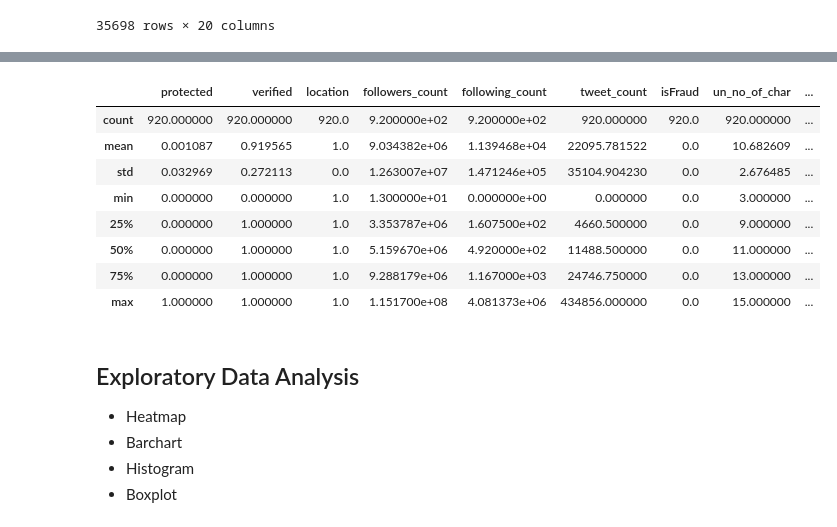
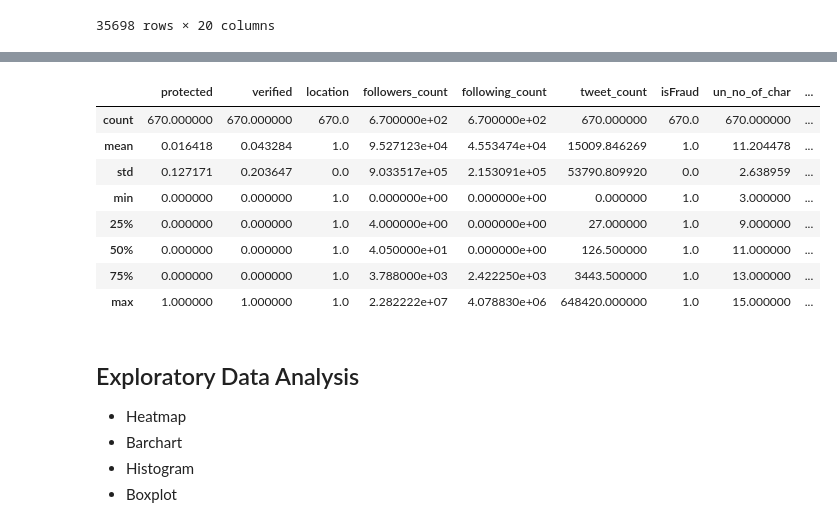
Before and after one commit to ShyamalSankar/BT4012, a Jupyter notebook: ETL + EDA (Features)/ETL + EDA (Features).ipynb, the cells around one changed output, grey strips where cells are left out. Cells and saved outputs as stored; diff of their text form; code cells hidden in the pictures.

```diff
--- a/ETL + EDA (Features)/ETL + EDA (Features).ipynb
+++ b/ETL + EDA (Features)/ETL + EDA (Features).ipynb
@@ -25,8 +25,9 @@ from bs4 import BeautifulSoup
 warnings.filterwarnings("ignore")
 pd.set_option("display.max_columns", None)
 # %%
-df_tweets = pd.read_csv("../Dataset/Features/others_dataset.csv")
-df_celeb = pd.read_csv("../Dataset/Features/celeb_crawled.csv")
+df_tweets = pd.read_csv("others_dataset.csv")
+df_celeb = pd.read_csv("celeb_crawled.csv")
+df_bot = pd.read_csv("bots_crawled.csv")
 # %%
 df_tweets
 # %% [output]
@@ -85,6 +86,13 @@ def time(df):
     # df["created_time"] = df["created_at"].apply(lambda x : datetime.strptime(x, '%Y-%m-%dT%H:%M:%S.%f%z').date())
     # d1 = date(2022, 10, 8) # date we extracted these data
     df["account_age_in_days"] = df["created_at"].apply(lambda x : (date(2022, 10, 8) - datetime.strptime(x, '%Y-%m-%dT%H:%M:%S.%f%z').date()).days)
+    df["average_tweets_per_day"] = df["tweet_count"]/df["account_age_in_days"]
+    return df
+
+def time_bot(df):
+    # df["created_time"] = df["created_at"].apply(lambda x : datetime.strptime(x, '%Y-%m-%dT%H:%M:%S.%f%z').date())
+    # d1 = date(2022, 10, 8) # date we extracted these data
+    df["account_age_in_days"] = df["created_at"].apply(lambda x : (date(2022, 11, 15) - datetime.strptime(x, '%Y-%m-%dT%H:%M:%S.%f%z').date()).days)
     df["average_tweets_per_day"] = df["tweet_count"]/df["account_age_in_days"]
     return df
 
@@ -162,36 +170,31 @@ for var in int_var:
     df_tweets[var] = df_tweets[var].astype(int)
 # %%
 #df_tweets = time(df_tweets)
-df_celeb = account_type(df_celeb)
-df_celeb = username(df_celeb)
-df_celeb = name(df_celeb)
-df_celeb = description(df_celeb)
-df_celeb = location(df_celeb)
-df_celeb = time(df_celeb)
+df_bot["account_type"] = "bot"
+df_bot = account_type(df_bot)
+df_bot = username(df_bot)
+df_bot = name(df_bot)
+df_bot = description(df_bot)
+df_bot = location(df_bot)
+df_bot = time_bot(df_bot)
 # date = DateTransformer().fit_transform(df_tweets['created_at'])
 # date.head(10)
-
-pv_var = ["verified", "protected"]
-
-for var in pv_var:
-    df_celeb[var] = df_celeb[var].apply(convert_PV)
 
 boolean_var = ["verified", "location", "un_special_char", "un_uppercase",
                "name_special_char", "name_uppercase", "des_external_links",
                "has_description", "protected"]
 
 for var in boolean_var:
-    df_celeb[var] = df_celeb[var].apply(convert_TF)
+    df_bot[var] = df_bot[var].apply(convert_TF)
 
 int_var = ["followers_count", "following_count", "tweet_count"]
 
 for var in int_var:
-    df_celeb[var] = df_celeb[var].astype(int)
-
-df_celeb = df_celeb[df_celeb["followers_count"] != 0]
+    df_bot[var] = df_bot[var].astype(int)
 # %%
 new_df_tweets = df_tweets.drop(columns=["id", "created_at", "name", "username", "description", "url"])
-new_df_celeb = df_celeb.drop(columns=["id", "created_at", "name", "username", "description", "Unnamed: 0", "account_type", "average_tweets_per_day"])
+# new_df_celeb = df_celeb.drop(columns=["id", "created_at", "name", "username", "description", "Unnamed: 0", "account_type", "average_tweets_per_day"])
+new_df_bot = df_bot.drop(columns=["id", "created_at", "name", "username", "description", "Unnamed: 0", "account_type", "average_tweets_per_day"])
 # new_df_tweets = new_df_tweets.drop(columns=["tweet_count", "account_age_in_days"])
 # %%
 saved_df_tweets = new_df_tweets.drop(columns=["account_type"])
@@ -242,14 +245,14 @@ new_df_celeb
 # %%
-new_df_celeb.describe()
+new_df_bot.describe()
 # %% [output]
 |  | protected | verified | location | followers_count | following_count | tweet_count | isFraud | un_no_of_char | ... |
-| count | 920.000000 | 920.000000 | 920.0 | 9.200000e+02 | 9.200000e+02 | 920.000000 | 920.0 | 920.000000 | ... |
-| mean | 0.001087 | 0.919565 | 1.0 | 9.034382e+06 | 1.139468e+04 | 22095.781522 | 0.0 | 10.682609 | ... |
-| std | 0.032969 | 0.272113 | 0.0 | 1.263007e+07 | 1.471246e+05 | 35104.904230 | 0.0 | 2.676485 | ... |
-| min | 0.000000 | 0.000000 | 1.0 | 1.300000e+01 | 0.000000e+00 | 0.000000 | 0.0 | 3.000000 | ... |
-| 25% | 0.000000 | 1.000000 | 1.0 | 3.353787e+06 | 1.607500e+02 | 4660.500000 | 0.0 | 9.000000 | ... |
-| 50% | 0.000000 | 1.000000 | 1.0 | 5.159670e+06 | 4.920000e+02 | 11488.500000 | 0.0 | 11.000000 | ... |
-| 75% | 0.000000 | 1.000000 | 1.0 | 9.288179e+06 | 1.167000e+03 | 24746.750000 | 0.0 | 13.000000 | ... |
-| max | 1.000000 | 1.000000 | 1.0 | 1.151700e+08 | 4.081373e+06 | 434856.000000 | 0.0 | 15.000000 | ... |
+| count | 670.000000 | 670.000000 | 670.0 | 6.700000e+02 | 6.700000e+02 | 670.000000 | 670.0 | 670.000000 | ... |
+| mean | 0.016418 | 0.043284 | 1.0 | 9.527123e+04 | 4.553474e+04 | 15009.846269 | 1.0 | 11.204478 | ... |
+| std | 0.127171 | 0.203647 | 0.0 | 9.033517e+05 | 2.153091e+05 | 53790.809920 | 0.0 | 2.638959 | ... |
+| min | 0.000000 | 0.000000 | 1.0 | 0.000000e+00 | 0.000000e+00 | 0.000000 | 1.0 | 3.000000 | ... |
+| 25% | 0.000000 | 0.000000 | 1.0 | 4.000000e+00 | 0.000000e+00 | 27.000000 | 1.0 | 9.000000 | ... |
+| 50% | 0.000000 | 0.000000 | 1.0 | 4.050000e+01 | 0.000000e+00 | 126.500000 | 1.0 | 11.000000 | ... |
+| 75% | 0.000000 | 0.000000 | 1.0 | 3.788000e+03 | 2.422250e+03 | 3443.500000 | 1.0 | 13.000000 | ... |
+| max | 1.000000 | 1.000000 | 1.0 | 2.282222e+07 | 4.078830e+06 | 648420.000000 | 1.0 | 15.000000 | ... |
 # %%
 # saved_df_tweets.to_csv("cleaned_others_dataset.csv", index = False)
```
Also changed, not shown: parts of 4 cells of this notebook, 15 other files.
